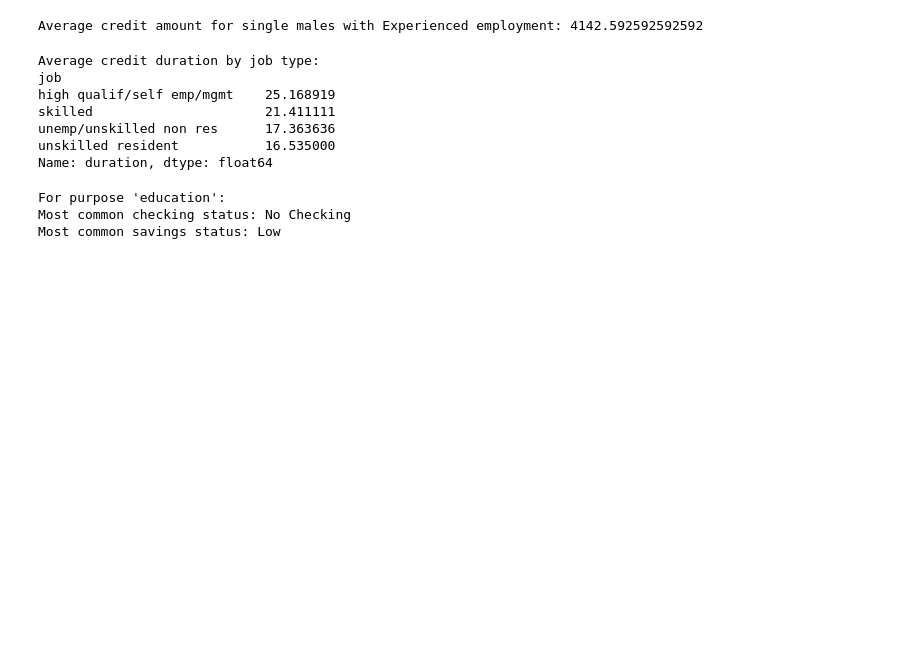
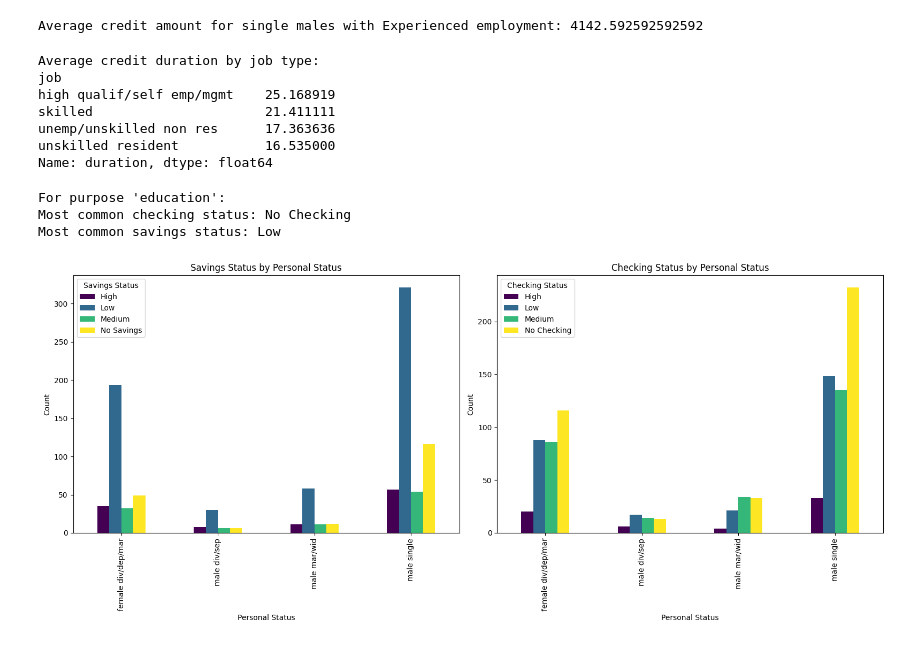
Before and after one commit to Hetp29/CS210, a Jupyter notebook: HW3/german_credit.ipynb, the cells around one changed output. Saved outputs shown, nothing was run; the diff lists cells and outputs as text; code cells hidden in the pictures; blank space fills up the shorter version.

Commit message:
completed visualization of german_credit

```diff
--- a/HW3/german_credit.ipynb
+++ b/HW3/german_credit.ipynb
@@ -216,3 +216,26 @@ print(f"Most common savings status: {most_common_savings}")
 For purpose 'education':
 Most common checking status: No Checking
 Most common savings status: Low
+# %%
+#visualization
+#subplots of two bar charts
+fig, (ax1, ax2) = plt.subplots(1, 2, figsize=(16, 7))
+#savings_status to personal_status
+savings_personal = pd.crosstab(df_cleaned['personal_status'], df_cleaned['savings_status'])
+savings_personal.plot(kind='bar', ax=ax1, colormap='viridis')
+ax1.set_title('Savings Status by Personal Status')
+ax1.set_xlabel('Personal Status')
+ax1.set_ylabel('Count')
+ax1.legend(title='Savings Status')
+#checking_status to personal_status
+checking_personal = pd.crosstab(df_cleaned['personal_status'], df_cleaned['checking_status'])
+checking_personal.plot(kind='bar', ax=ax2, colormap='viridis')
+ax2.set_title('Checking Status by Personal Status')
+ax2.set_xlabel('Personal Status')
+ax2.set_ylabel('Count')
+ax2.legend(title='Checking Status')
+
+plt.tight_layout()
+plt.show()
+# %% [output]
+[figure, added]
```
Also changed, not shown: parts of 2 cells of this notebook.
